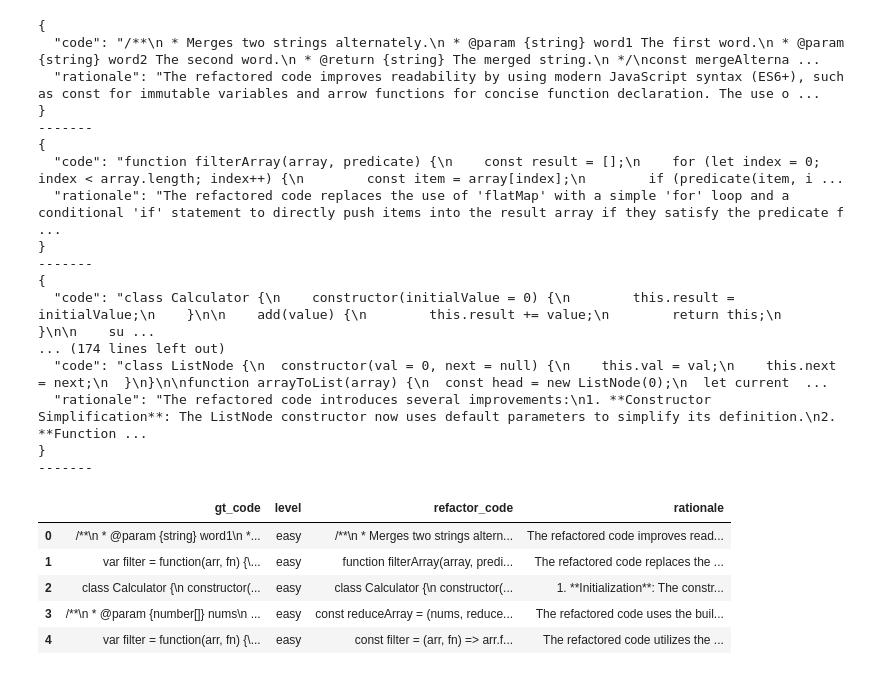
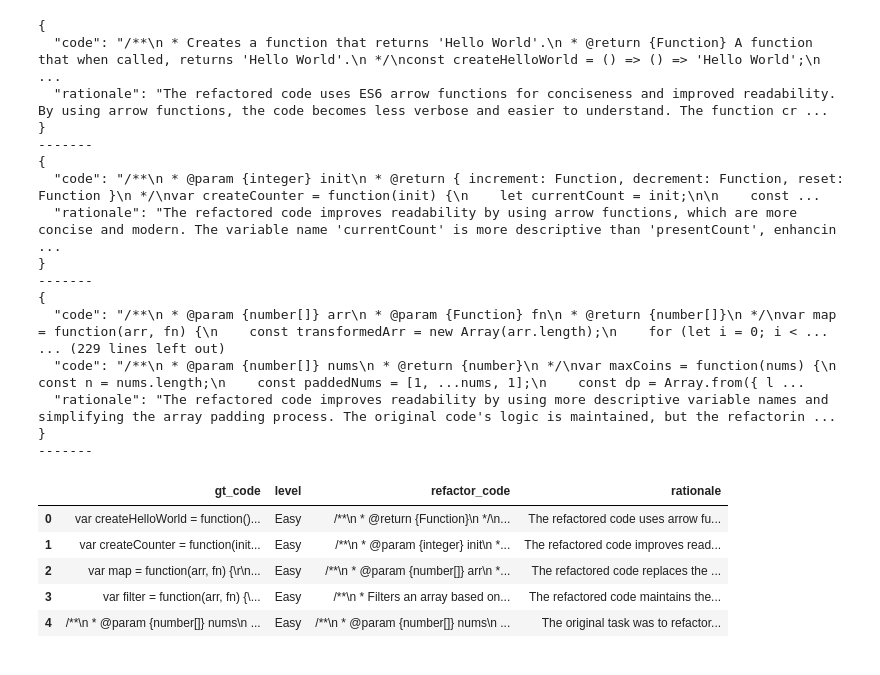
Before and after one commit to kaiyon07/code-gen, a Jupyter notebook: OpenAI-Script.ipynb, the cells around one changed output. Saved outputs shown, nothing was run; the diff lists cells and outputs as text; code cells hidden in the pictures.

```diff
--- a/OpenAI-Script.ipynb
+++ b/OpenAI-Script.ipynb
@@ -37,3 +37,6 @@ for level in difficulty_levels:
                 original_code = file.read()
                 gt_code_lst.append(original_code)
                 gt_dict[level].append(original_code)
+# %%
+code_gen = pd.read_csv("code_gen_dataset.csv")
+code_gen.head()
@@ -81,49 +150,51 @@ model_name = "gpt-4-turbo"
 MAX_TOKENS_ANSWER = 1000
 CG = ChatGPT(MODEL = model_name)
 ans = []
-lvl_lst = []
 rat = []
-for level in difficulty_levels:
-    for code in gt_dict[level]:
-        code_prompt = PROMPT_REFACTOR_V2.format(gt_code = code)
-        response_txt = CG.get_gpt_json_response(code_prompt, out_schema ,MAX_TOKENS_ANSWER)
-        print(response_txt)
-        response_json = json.loads(response_txt)
-        ans.append(response_json['code'])
-        rat.append(response_json['rationale'])
-        lvl_lst.append(level)
-        print("-------")
+for index, row in code_gen.iterrows():
+    code = row['Solution']
+    desc = row['Description']
+    ex = row['Examples']
+    prob = row['Constraints']
+    schema = row['Function Header']
+    code_prompt = PROMPT_REFACTOR_V1.format(schema=schema, gt_code = code, leetcode_desc = desc, constraint = prob, examples=ex)
+    response_txt = CG.get_gpt_json_response(code_prompt, out_schema ,MAX_TOKENS_ANSWER)
+    print(response_txt)
+    response_json = json.loads(response_txt)
+    ans.append(response_json['code'])
+    rat.append(response_json['rationale'])
+    print("-------")
 # %% [output]
 {
-  "code": "/**\n * Merges two strings alternately.\n * @param {string} word1 The first word.\n * @param {string} word2 The second word.\n * @return {string} The merged string.\n */\nconst mergeAlterna ...
-  "rationale": "The refactored code improves readability by using modern JavaScript syntax (ES6+), such as const for immutable variables and arrow functions for concise function declaration. The use o ...
+  "code": "/**\n * Creates a function that returns 'Hello World'.\n * @return {Function} A function that when called, returns 'Hello World'.\n */\nconst createHelloWorld = () => () => 'Hello World';\n ...
+  "rationale": "The refactored code uses ES6 arrow functions for conciseness and improved readability. By using arrow functions, the code becomes less verbose and easier to understand. The function cr ...
 }
 -------
 {
-  "code": "function filterArray(array, predicate) {\n    const result = [];\n    for (let index = 0; index < array.length; index++) {\n        const item = array[index];\n        if (predicate(item, i ...
-  "rationale": "The refactored code replaces the use of 'flatMap' with a simple 'for' loop and a conditional 'if' statement to directly push items into the result array if they satisfy the predicate f ...
+  "code": "/**\n * @param {integer} init\n * @return { increment: Function, decrement: Function, reset: Function }\n */\nvar createCounter = function(init) {\n    let currentCount = init;\n\n    const ...
+  "rationale": "The refactored code improves readability by using arrow functions, which are more concise and modern. The variable name 'currentCount' is more descriptive than 'presentCount', enhancin ...
 }
 -------
 {
-  "code": "class Calculator {\n    constructor(initialValue = 0) {\n        this.result = initialValue;\n    }\n\n    add(value) {\n        this.result += value;\n        return this;\n    }\n\n    su ...
-... (174 lines left out)
-  "code": "class ListNode {\n  constructor(val = 0, next = null) {\n    this.val = val;\n    this.next = next;\n  }\n}\n\nfunction arrayToList(array) {\n  const head = new ListNode(0);\n  let current  ...
-  "rationale": "The refactored code introduces several improvements:\n1. **Constructor Simplification**: The ListNode constructor now uses default parameters to simplify its definition.\n2. **Function ...
+  "code": "/**\n * @param {number[]} arr\n * @param {Function} fn\n * @return {number[]}\n */\nvar map = function(arr, fn) {\n    const transformedArr = new Array(arr.length);\n    for (let i = 0; i < ...
+... (229 lines left out)
+  "code": "/**\n * @param {number[]} nums\n * @return {number}\n */\nvar maxCoins = function(nums) {\n    const n = nums.length;\n    const paddedNums = [1, ...nums, 1];\n    const dp = Array.from({ l ...
+  "rationale": "The refactored code improves readability by using more descriptive variable names and simplifying the array padding process. The original code's logic is maintained, but the refactorin ...
 }
 -------
 # %%
 output_df = pd.DataFrame()
-output_df['gt_code'] = gt_code_lst
-output_df['level'] = lvl_lst
+output_df['gt_code'] = code_gen['Solution']
+output_df['level'] = code_gen['Difficulty']
 output_df['refactor_code'] = ans
 output_df['rationale'] = rat
 
 output_df.head()
 # %% [output]
 |  | gt_code | level | refactor_code | rationale |
-| 0 | /**\n * @param {string} word1\n *... | easy | /**\n * Merges two strings altern... | The refactored code improves read... |
-| 1 | var filter = function(arr, fn) {\... | easy | function filterArray(array, predi... | The refactored code replaces the ... |
-| 2 | class Calculator {\n constructor(... | easy | class Calculator {\n constructor(... | 1. **Initialization**: The constr... |
-| 3 | /**\n * @param {number[]} nums\n ... | easy | const reduceArray = (nums, reduce... | The refactored code uses the buil... |
-| 4 | var filter = function(arr, fn) {\... | easy | const filter = (arr, fn) => arr.f... | The refactored code utilizes the ... |
+| 0 | var createHelloWorld = function()... | Easy | /**\n * @return {Function}\n */\n... | The refactored code uses arrow fu... |
+| 1 | var createCounter = function(init... | Easy | /**\n * @param {integer} init\n *... | The refactored code improves read... |
+| 2 | var map = function(arr, fn) {\r\n... | Easy | /**\n * @param {number[]} arr\n *... | The refactored code replaces the ... |
+| 3 | var filter = function(arr, fn) {\... | Easy | /**\n * Filters an array based on... | The refactored code maintains the... |
+| 4 | /**\n * @param {number[]} nums\n ... | Easy | /**\n * @param {number[]} nums\n ... | The original task was to refactor... |
 # %%
```
Also changed, not shown: parts of 3 cells of this notebook, 12 other files.
